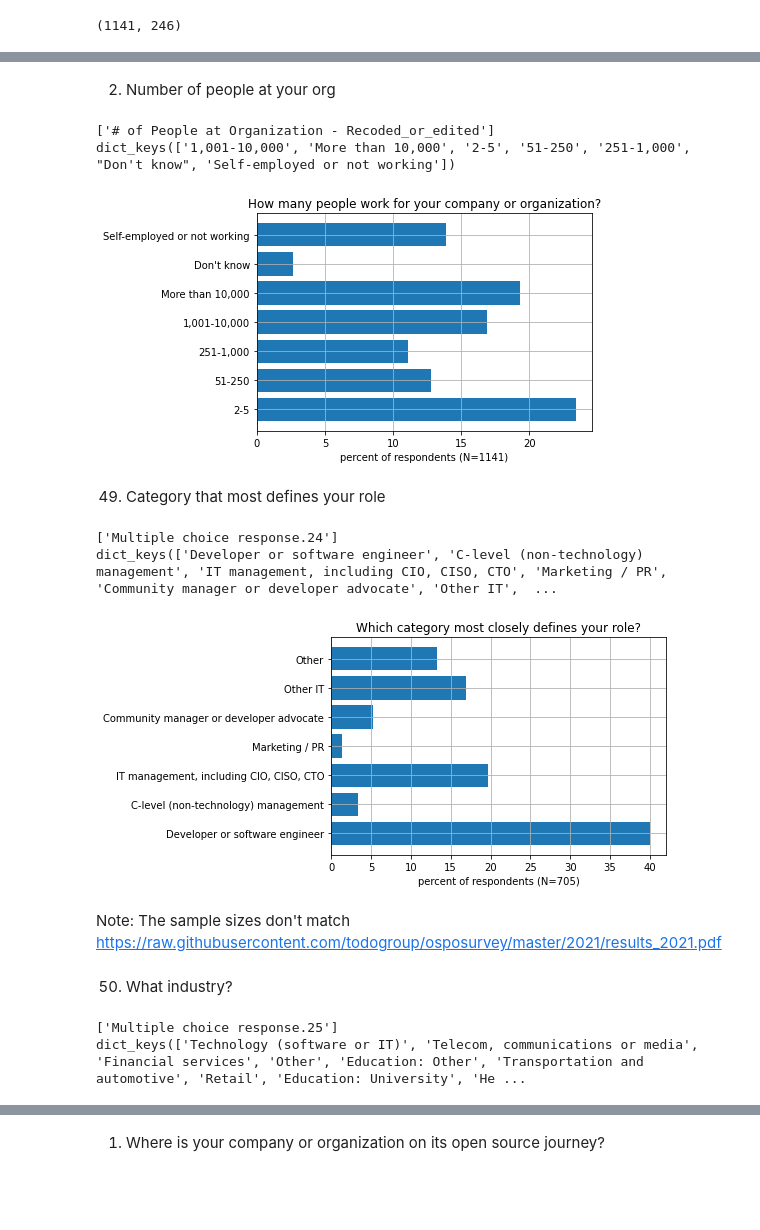
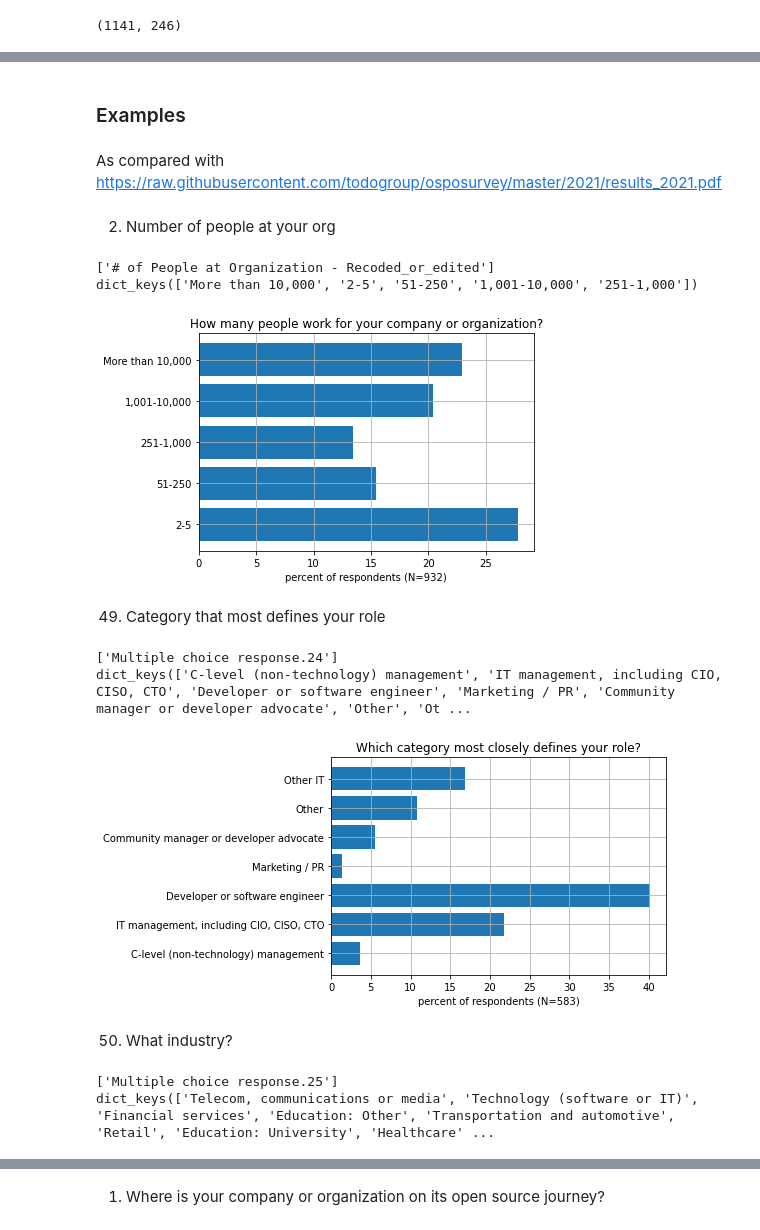
Before and after one commit to todogroup/osposurvey, a Jupyter notebook: 2021/data_analysis.ipynb, the cells around one changed output, grey strips where cells are left out. Drawn from its saved outputs; the diff is of its cells as text; code cells hidden in the pictures; blank space fills up the shorter version.

```diff
--- a/2021/data_analysis.ipynb
+++ b/2021/data_analysis.ipynb
@@ -14,3 +15,7 @@ keys = np.array(list(df.keys()))
 print(df.shape)
 # %% [output]
 (1141, 246)
+# %%
+# limit to rows with multiple employees
+df = df[df['Sample Qualification'] == '2+ employees']
+print(df.shape)
@@ -99,11 +105,17 @@ Helper functions
 # %%
 def remove_nans(c):
+    """
+    Remove 'nan' from the collections.Counter object (that means it wasn't filled out)
+    """
     nans = [k for k in list(c.keys()) if str(k) == 'nan']
     for n in nans:
         del c[n]
     return c
 # %%
 def access_mc_question(q):
+    """
+    Take question number, and count up response with collections.Counter
+    """
     key = keys[qs_to_cols[q]]
     print(key)
     assert len(key) == 1
@@ -127,6 +146,10 @@ def plot(c, title, order=None, N=None):
     plt.title(title)
     plt.xlabel(f'percent of respondents (N={N})')
     plt.grid()
+# %% [markdown]
+### Examples
+# %% [markdown]
+As compared with https://raw.githubusercontent.com/todogroup/osposurvey/master/2021/results_2021.pdf
 # %% [markdown]
 2. Number of people at your org
 # %%
@@ -134,12 +157,12 @@ c = access_mc_question(2)
 print(c.keys())
 # %% [output]
 ['# of People at Organization - Recoded_or_edited']
-dict_keys(['1,001-10,000', 'More than 10,000', '2-5', '51-250', '251-1,000', "Don't know", 'Self-employed or not working'])
+dict_keys(['More than 10,000', '2-5', '51-250', '1,001-10,000', '251-1,000'])
 # %%
-preferred_order = [2,3,4,0,1,5,6]
+preferred_order = [1,2,4,3,0]
 plot(c, 'How many people work for your company or organization?', preferred_order)
 # %% [output]
-[figure, old version]
+[figure, new version]
 # %% [markdown]
 49. Category that most defines your role
 # %%
@@ -147,13 +170,11 @@ c = access_mc_question(49)
 print(c.keys())
 # %% [output]
 ['Multiple choice response.24']
-dict_keys(['Developer or software engineer', 'C-level (non-technology) management', 'IT management, including CIO, CISO, CTO', 'Marketing / PR', 'Community manager or developer advocate', 'Other IT',  ...
+dict_keys(['C-level (non-technology) management', 'IT management, including CIO, CISO, CTO', 'Developer or software engineer', 'Marketing / PR', 'Community manager or developer advocate', 'Other', 'Ot ...
 # %%
 plot(c, 'Which category most closely defines your role?')
 # %% [output]
-[figure, old version]
+[figure, new version]
-# %% [markdown]
-Note: The sample sizes don't match https://raw.githubusercontent.com/todogroup/osposurvey/master/2021/results_2021.pdf
 # %% [markdown]
 50. What industry?
 # %%
@@ -161,7 +182,7 @@ c = access_mc_question(50)
 print(c.keys())
 # %% [output]
 ['Multiple choice response.25']
-dict_keys(['Technology (software or IT)', 'Telecom, communications or media', 'Financial services', 'Other', 'Education: Other', 'Transportation and automotive', 'Retail', 'Education: University', 'He ...
+dict_keys(['Telecom, communications or media', 'Technology (software or IT)', 'Financial services', 'Education: Other', 'Transportation and automotive', 'Retail', 'Education: University', 'Healthcare' ...
 # %%
 plot(c, 'What industry is your company in?')
 # %% [output]
```
Also changed, not shown: parts of 15 cells of this notebook.
